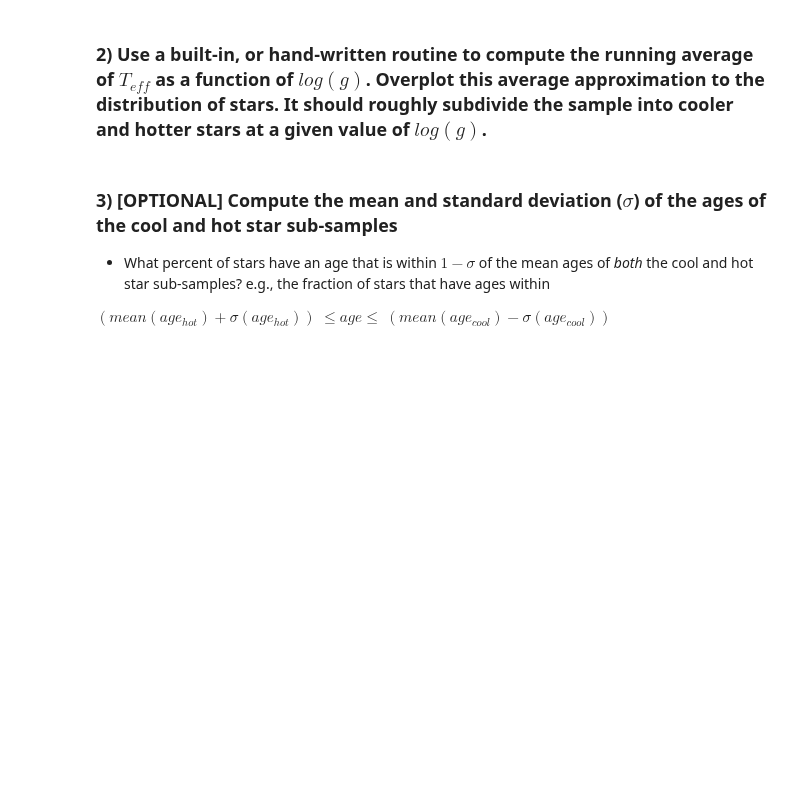
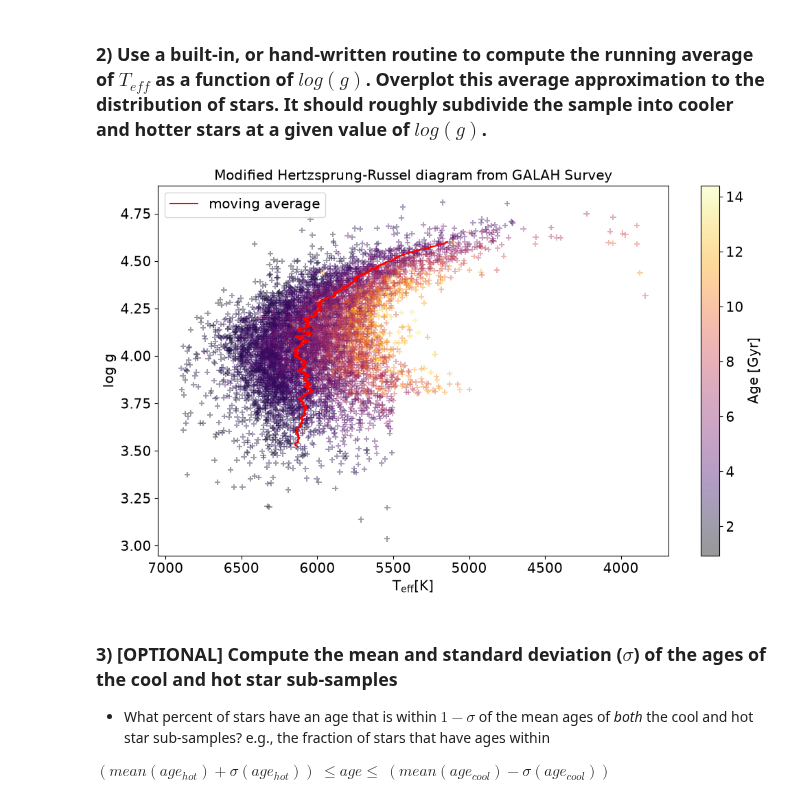
Before and after one commit to MarcusFri/NumAstro2026W_MarcusFrischherz_08225094, a Jupyter notebook: Exercise_sheet_2.ipynb, the cells around one changed output. Saved outputs shown, nothing was run; the diff lists cells and outputs as text; code cells hidden in the pictures; blank space fills up the shorter version.

```diff
--- a/Exercise_sheet_2.ipynb
+++ b/Exercise_sheet_2.ipynb
@@ -45,5 +80,32 @@ plt.show()
 # %% [markdown]
 ### 2) Use a built-in, or hand-written routine to compute the running average of $T_{eff}$ as a function of $log(g)$.  Overplot this average approximation to the distribution of stars.  It should roughly subdivide the sample into cooler and hotter stars at a given value of $log(g)$.
+# %%
+sort_idx = np.argsort(logg)                                         # as log g is our x-axis, we first create a sort index based on logg
+logg_sorted = logg[sort_idx]                                        # and then sort logg
+teff_sorted = teff[sort_idx]                                        # and teff along logg
+
+window_size = 201                                                   # this is the sliding window for the running average
+weights = np.ones(window_size) / window_size                        # starting with 200 the curve starts to look less nervous
+teff_avg = np.convolve(teff_sorted, weights, mode='valid')          # convolution is a powerful instrument, used a lot in signal processing
+                                                                    # but by convolution with a flat normalized window, we create a running average
+start_idx = (window_size - 1) // 2                                  # by using the 'valid' method, we got as a result an array of length max(teff_sorted,weights) - min(teff_sorted, weights) + 1
+logg_aligned = logg_sorted[start_idx : start_idx + len(teff_avg)]   # so we shift and slice our curve accordingly to match the original data
+                                                                    # this is the reason, the red curve does not cover the complete logg range
+plt.figure()
+plt.scatter(teff, logg, marker='+', alpha=0.4, c=age, cmap='inferno')
+plt.colorbar().set_label(label='Age [Gyr]')
+plt.plot(teff_avg, logg_aligned, color='red', label='moving average')
+plt.gca().invert_xaxis()
+plt.xlabel(r'$\mathrm{T_{eff} [K]}$')
+plt.ylabel('log g')
+plt.legend()
+plt.title('Modified Hertzsprung-Russel diagram from GALAH Survey')
+
+plt.show()
+
+#print(logg.size, teff.size, weights.size, teff_avg.size, logg_aligned.size)
+# %% [output]
+[figure, added]
 # %% [markdown]
 ### 3) [OPTIONAL]  Compute the mean and standard deviation ($\sigma$) of the ages of the cool and hot star sub-samples
 
```
Also changed, not shown: parts of 6 cells of this notebook.
